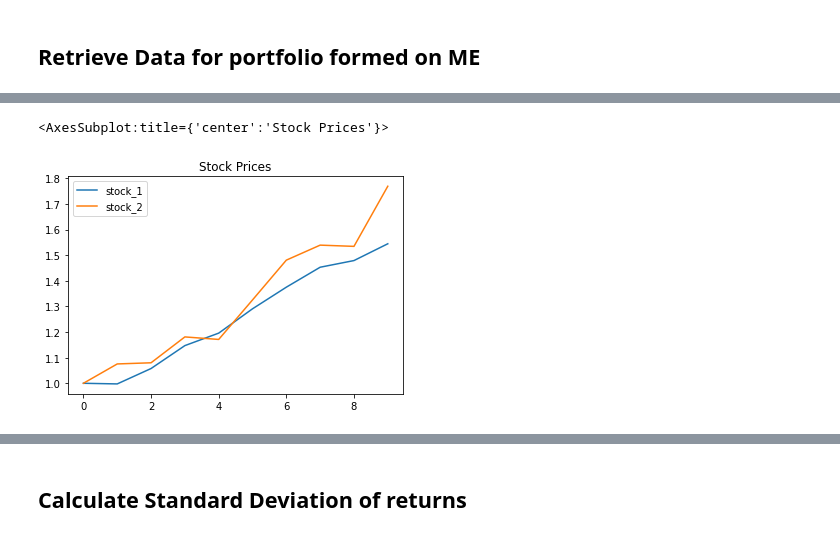
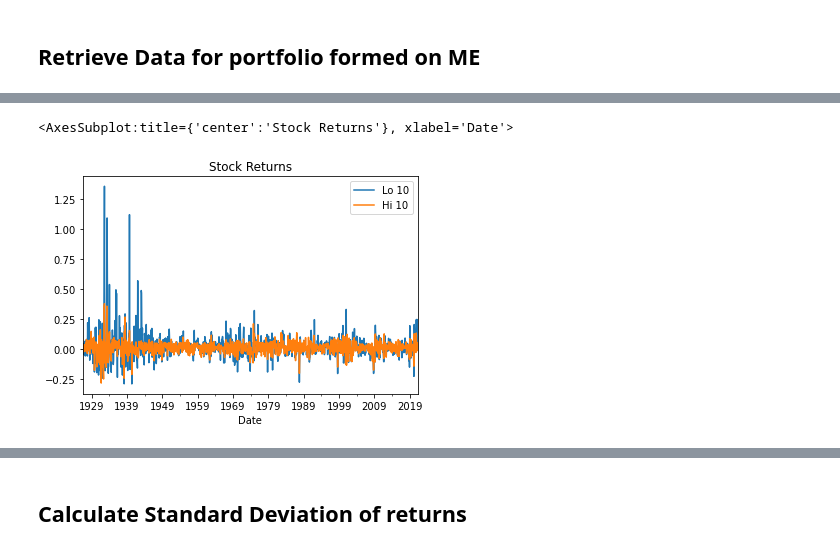
Before and after one commit to quantopy-dev/quantopy, a Jupyter notebook: docs/return-basics-real-data.ipynb, the cells around one changed output, grey strips where cells are left out. Saved outputs shown, nothing was run; the diff lists cells and outputs as text; code cells hidden in the pictures.

Commit message:
ENH: import basic getter for fama-french returns

```diff
--- a/docs/return-basics-real-data.ipynb
+++ b/docs/return-basics-real-data.ipynb
@@ -92,0 +7,3 @@ ValueError: could not convert string to float: 'Equal Weight Returns -- Monthly'
+# %%
+ds = qp.get('Portfolios_Formed_on_ME', 'famafrench')
+print(ds['DESCR'])
@@ -92,0 +22,3 @@ ValueError: could not convert string to float: 'Equal Weight Returns -- Monthly'
+# %%
+portfolio = ds[1]
+portfolio.head()
@@ -93,6 +33,6 @@ ValueError: could not convert string to float: 'Equal Weight Returns -- Monthly'
 # %%
 columns = ['Lo 10', 'Hi 10']
-returns = porfolio[columns]
+returns = portfolio[columns]
 returns.head()
 # %% [output]
 |  | Lo 10 | Hi 10 |
@@ -118,5 +45,5 @@ prices.head()
 # %%
-prices.plot(title='Stock Prices')
+returns.plot(title='Stock Returns')
 # %% [output]
-<AxesSubplot:title={'center':'Stock Prices'}>
+<AxesSubplot:title={'center':'Stock Returns'}, xlabel='Date'>
-[figure, old version]
+[figure, new version]
```
Also changed, not shown: parts of 20 cells of this notebook, 8 other files.
